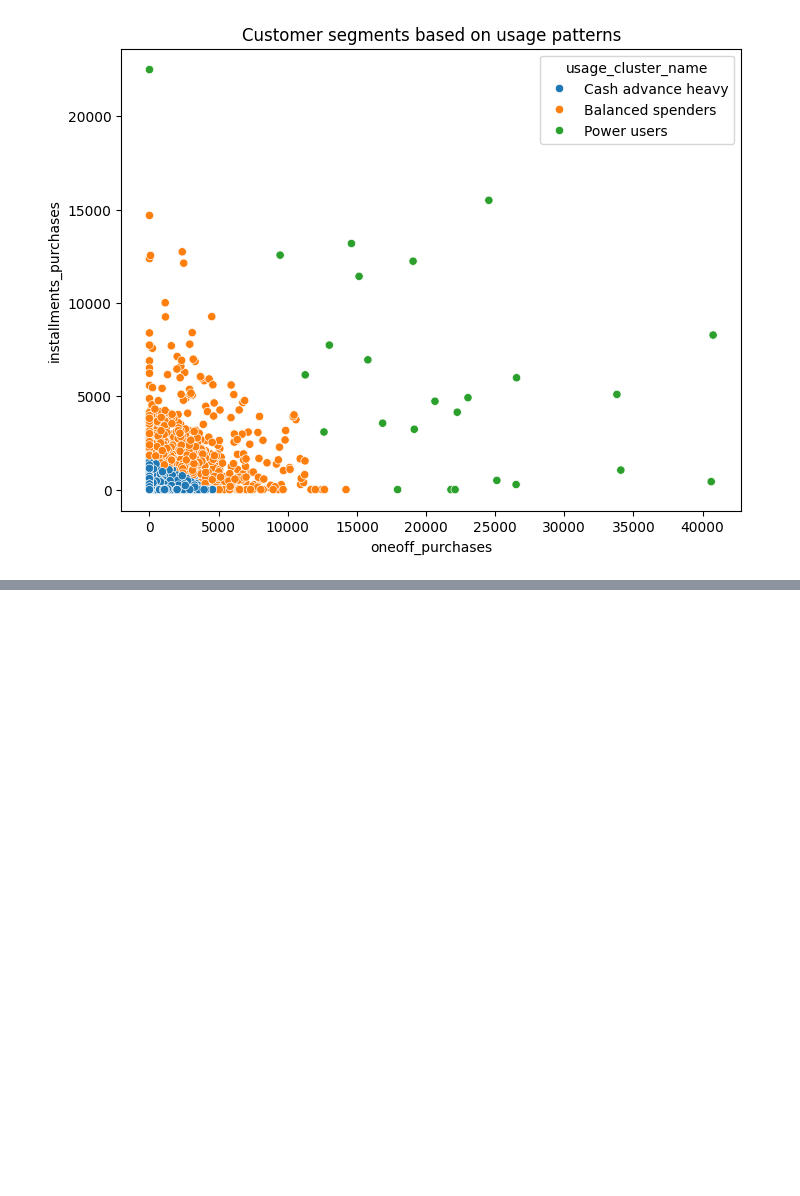
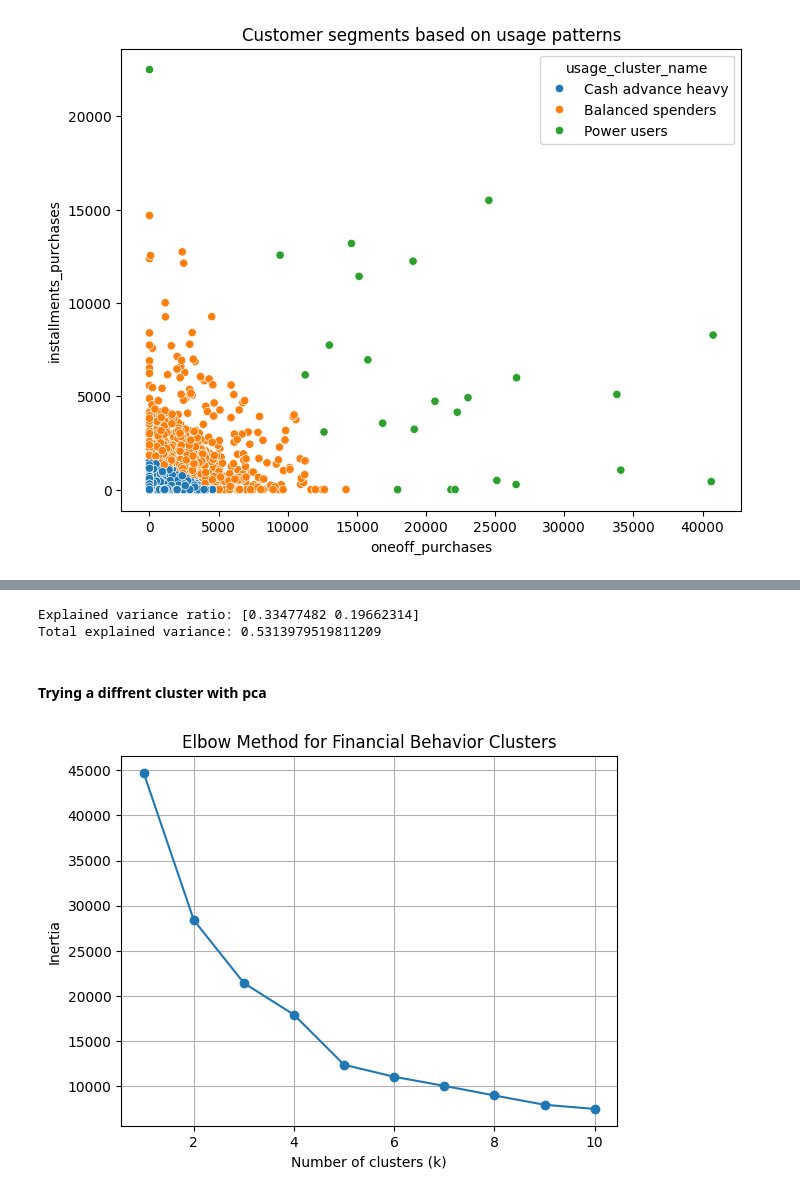
Before and after one commit to opheliathomasson/statistik_och_dataanalys_projektuppgift, a Jupyter notebook: cluster_v1.ipynb, the cells around one changed output, grey strips where cells are left out. Saved outputs shown, nothing was run; the diff lists cells and outputs as text; code cells hidden in the pictures; blank space fills up the shorter version.

```diff
--- a/cluster_v1.ipynb
+++ b/cluster_v1.ipynb
@@ -348,0 +409,32 @@ df.to_excel("bank_data_clustered.xlsx", index=False)
+# %%
+print("Explained variance ratio:", pca.explained_variance_ratio_)
+print("Total explained variance:", pca.explained_variance_ratio_.sum())
+# %% [output]
+Explained variance ratio: [0.33477482 0.19662314]
+Total explained variance: 0.5313979519811209
+# %% [markdown]
+#### Trying a diffrent cluster with pca
+# %%
+features_activity_behavior = ["purchases_frequency", "balance_frequency", "cash_advance_frequency",
+                              "purchases_installments_frequency", "oneoff_purchases_frequency"]
+
+X = df[features_activity_behavior] # using relevant features for clustering in this case - customer activity behavior related features
+# %%
+scaler = StandardScaler()
+X_scaled = scaler.fit_transform(X) # standardize features for better clustering performance
+# %%
+inertia = []
+k_range = range(1, 11)
+for k in k_range:
+    kmeans = KMeans(n_clusters=k, random_state=42)
+    kmeans.fit(X_scaled)
+    inertia.append(kmeans.inertia_)
+
+plt.plot(k_range, inertia, marker="o")
+plt.xlabel("Number of clusters (k)")
+plt.ylabel("Inertia")
+plt.title("Elbow Method for Financial Behavior Clusters")
+plt.grid()
+plt.show()
+# %% [output]
+[figure, added]
```
Also changed, not shown: parts of 29 cells of this notebook, 2 other files.
